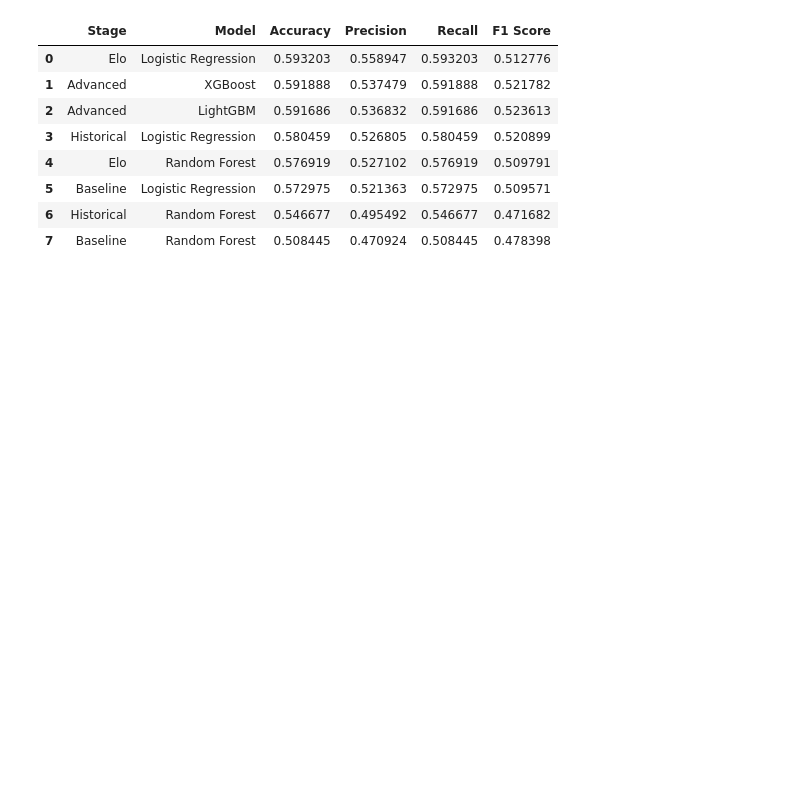
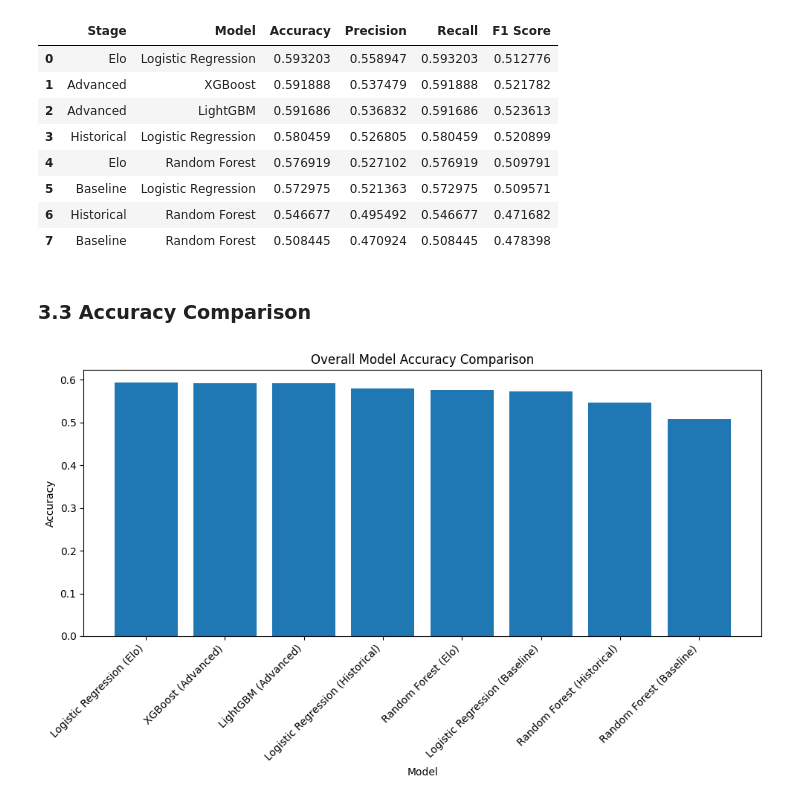
Before and after one commit to RyannPy/international-football-prediction, a Jupyter notebook: notebooks/12_model_selection.ipynb, the cells around one changed output. Drawn from its saved outputs; the diff is of its cells as text; code cells hidden in the pictures; blank space fills up the shorter version.

Commit message:
Model Selection: Accuracy and F1 Leaderboard

```diff
--- a/notebooks/12_model_selection.ipynb
+++ b/notebooks/12_model_selection.ipynb
@@ -123,3 +125,24 @@ display(leaderboard)
 | 5 | Baseline | Logistic Regression | 0.572975 | 0.521363 | 0.572975 | 0.509571 |
 | 6 | Historical | Random Forest | 0.546677 | 0.495492 | 0.546677 | 0.471682 |
 | 7 | Baseline | Random Forest | 0.508445 | 0.470924 | 0.508445 | 0.478398 |
+# %% [markdown]
+### 3.3 Accuracy Comparison
+# %%
+import matplotlib.pyplot as plt
+
+plt.figure(figsize=(10, 6))
+
+plt.bar(
+    leaderboard["Model"] + " (" + leaderboard["Stage"] + ")",
+    leaderboard["Accuracy"]
+)
+
+plt.ylabel("Accuracy")
+plt.xlabel("Model")
+plt.title("Overall Model Accuracy Comparison")
+plt.xticks(rotation=45, ha="right")
+
+plt.tight_layout()
+plt.show()
+# %% [output]
+[figure, added]
```
Also changed, not shown: parts of 8 cells of this notebook.
